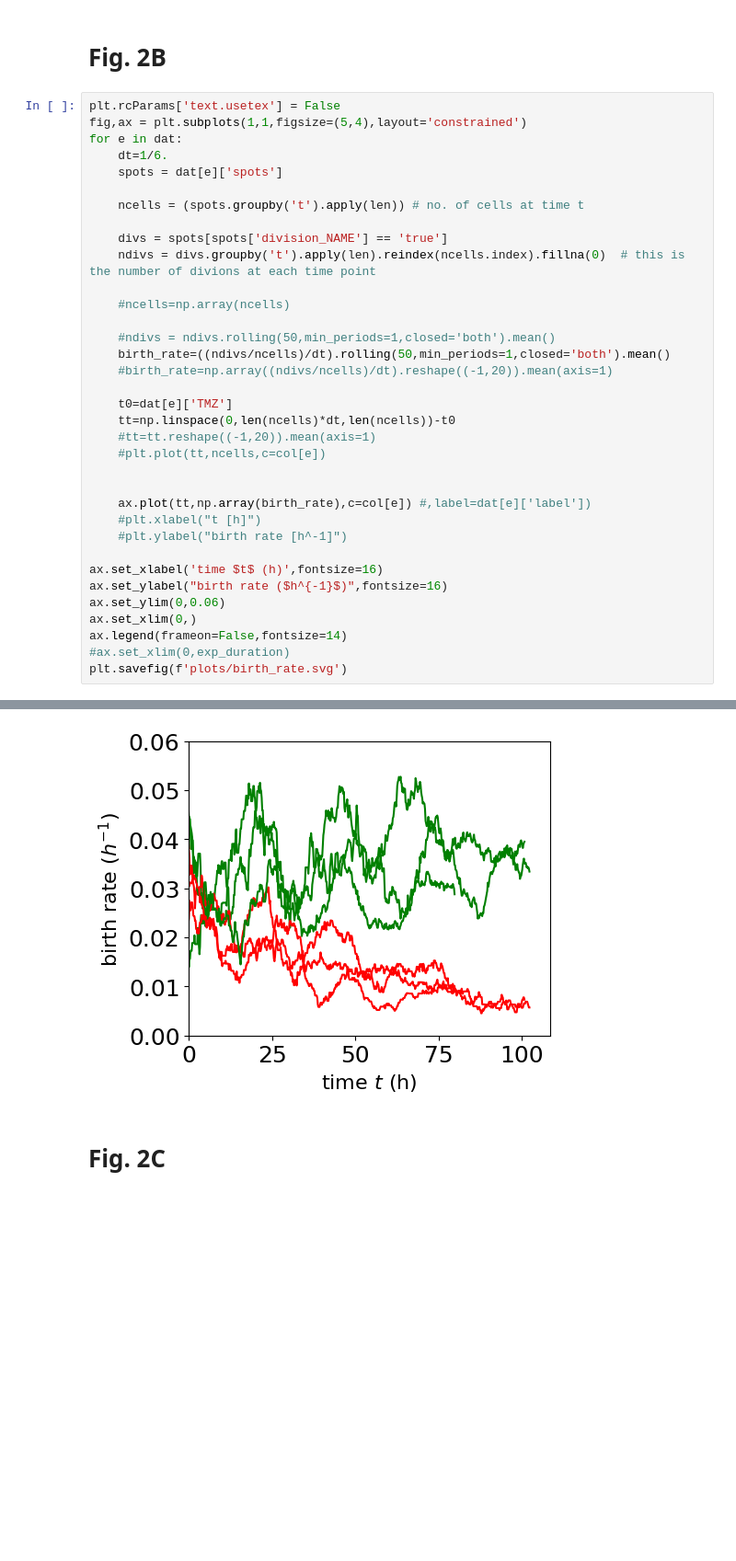
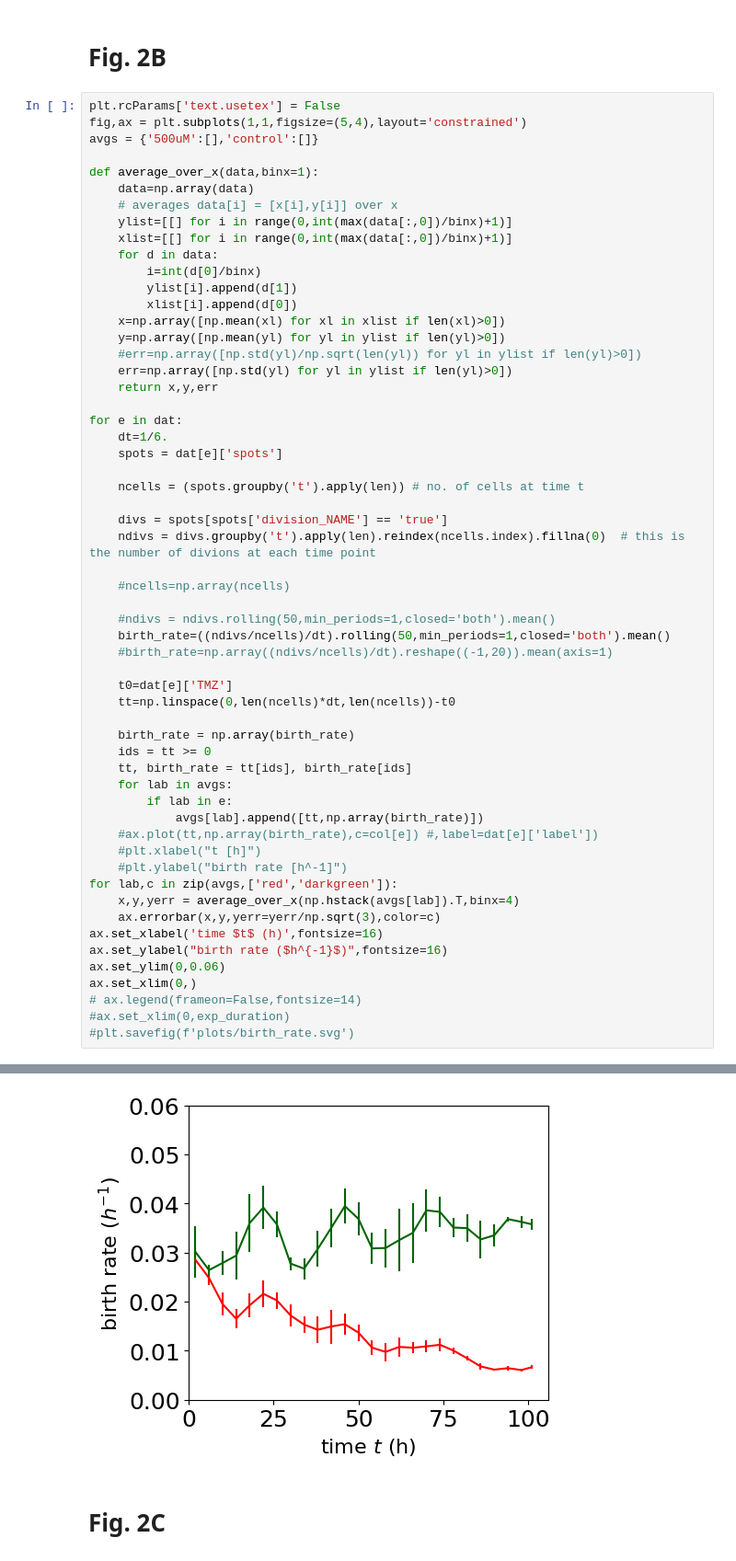
Before and after one commit to Dioscuri-Centre/phenotypic_heterogeneity, a Jupyter notebook: figures/tracking_brightfield_Fig2BC_Fig3ABC.ipynb, the cells around one changed output, grey strips where cells are left out. Shown at 92% size. Drawn from its saved outputs; the diff is of its cells as text; blank space fills up the shorter version.

```diff
--- a/figures/tracking_brightfield_Fig2BC_Fig3ABC.ipynb
+++ b/figures/tracking_brightfield_Fig2BC_Fig3ABC.ipynb
@@ -175,6 +175,23 @@ for e in dat:
 # %%
 plt.rcParams['text.usetex'] = False
 fig,ax = plt.subplots(1,1,figsize=(5,4),layout='constrained')
+avgs = {'500uM':[],'control':[]}
+
+def average_over_x(data,binx=1):
+    data=np.array(data)
+    # averages data[i] = [x[i],y[i]] over x
+    ylist=[[] for i in range(0,int(max(data[:,0])/binx)+1)]
+    xlist=[[] for i in range(0,int(max(data[:,0])/binx)+1)]
+    for d in data:
+        i=int(d[0]/binx)
+        ylist[i].append(d[1])
+        xlist[i].append(d[0])
+    x=np.array([np.mean(xl) for xl in xlist if len(xl)>0])
+    y=np.array([np.mean(yl) for yl in ylist if len(yl)>0])
+    #err=np.array([np.std(yl)/np.sqrt(len(yl)) for yl in ylist if len(yl)>0])
+    err=np.array([np.std(yl) for yl in ylist if len(yl)>0])
+    return x,y,err
+
 for e in dat:
     dt=1/6.
     spots = dat[e]['spots']
@@ -192,19 +209,24 @@ for e in dat:
 
     t0=dat[e]['TMZ']
     tt=np.linspace(0,len(ncells)*dt,len(ncells))-t0
-    #tt=tt.reshape((-1,20)).mean(axis=1)
-    #plt.plot(tt,ncells,c=col[e])
 
-
-    ax.plot(tt,np.array(birth_rate),c=col[e]) #,label=dat[e]['label'])
+    birth_rate = np.array(birth_rate)
+    ids = tt >= 0
+    tt, birth_rate = tt[ids], birth_rate[ids]
+    for lab in avgs:
+        if lab in e:
+            avgs[lab].append([tt,np.array(birth_rate)])
+    #ax.plot(tt,np.array(birth_rate),c=col[e]) #,label=dat[e]['label'])
     #plt.xlabel("t [h]")
     #plt.ylabel("birth rate [h^-1]")
-
+for lab,c in zip(avgs,['red','darkgreen']):
+    x,y,yerr = average_over_x(np.hstack(avgs[lab]).T,binx=4)
+    ax.errorbar(x,y,yerr=yerr/np.sqrt(3),color=c)
 ax.set_xlabel('time $t$ (h)',fontsize=16)
 ax.set_ylabel("birth rate ($h^{-1}$)",fontsize=16)
 ax.set_ylim(0,0.06)
 ax.set_xlim(0,)
-ax.legend(frameon=False,fontsize=14)
+# ax.legend(frameon=False,fontsize=14)
 #ax.set_xlim(0,exp_duration)
-plt.savefig(f'plots/birth_rate.svg')
+#plt.savefig(f'plots/birth_rate.svg')
 # %% [output]
@@ -212,4 +234,4 @@ No artists with labels found to put in legend.  Note that artists whose label st
-[figure, old version]
+[figure, new version]
 # %% [markdown]
 # Fig. 2C
 # %%
```
Also changed, not shown: parts of 10 cells of this notebook, 1 other file.
